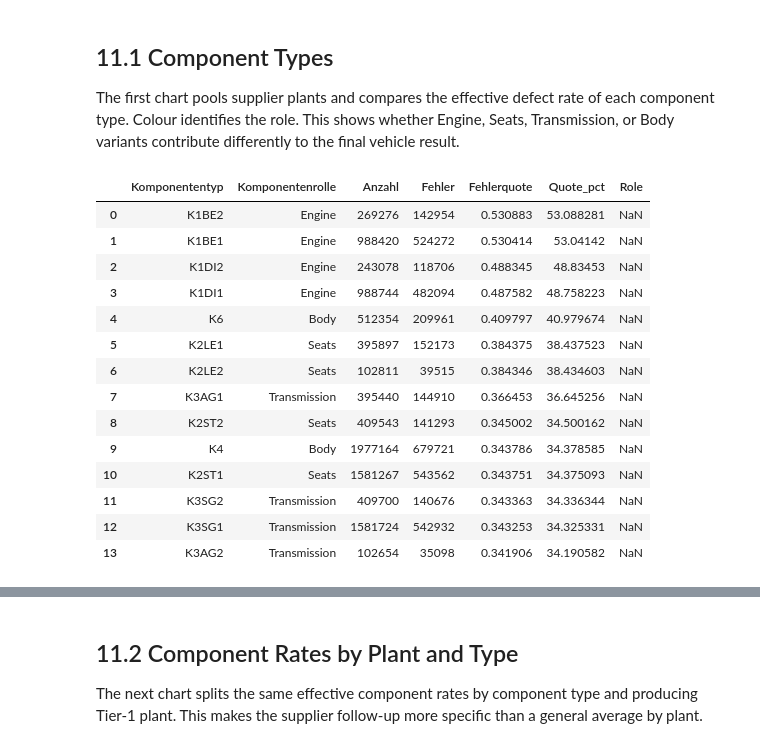
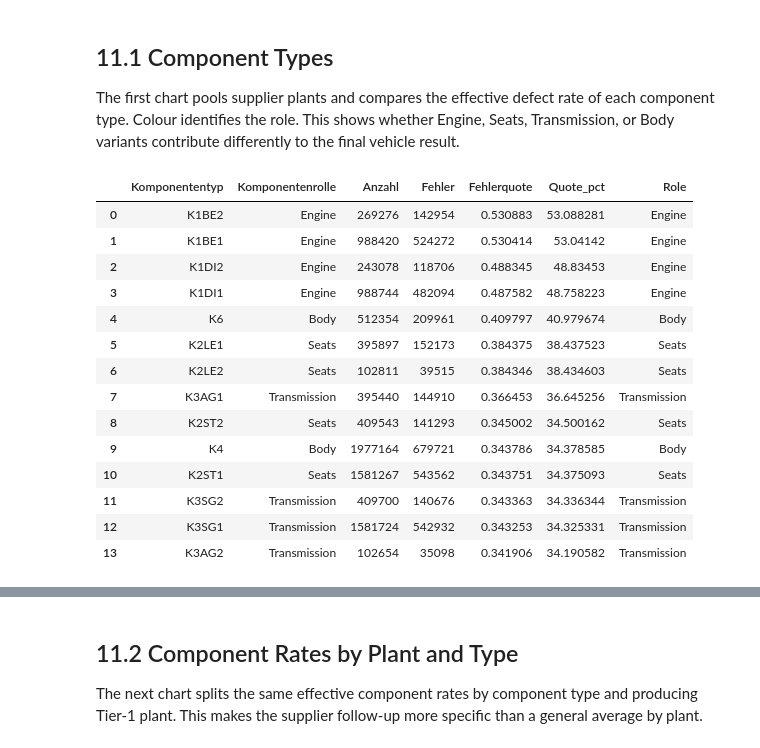
Before and after one commit to Patrick-RG/SoSe26_Case_Study_Group_44, a Jupyter notebook: SoSe26_Case_Study_Group_44.ipynb, the cells around one changed output, grey strips where cells are left out. Drawn from its saved outputs; the diff is of its cells as text; code cells hidden in the pictures.

```diff
--- a/SoSe26_Case_Study_Group_44.ipynb
+++ b/SoSe26_Case_Study_Group_44.ipynb
@@ -1541,7 +1579,13 @@ def convert_numeric_values(
     allowed_values=None,
 ):
     """Convert one numeric column and document invalid values."""
-    numeric_values = pd.to_numeric(series, errors="coerce")
+    # Some source files use a decimal comma, for example "1002,86".
+    standardized_values = (
+        series.astype("string")
+        .str.strip()
+        .str.replace(",", ".", regex=False)
+    )
+    numeric_values = pd.to_numeric(standardized_values, errors="coerce")
 
     conversion_failures = series.notna() & numeric_values.isna()
     failure_count = int(conversion_failures.sum())
@@ -4053,7 +4126,8 @@ component_by_type["Fehlerquote"] = (
     component_by_type["Fehler"] / component_by_type["Anzahl"]
 )
 component_by_type["Quote_pct"] = component_by_type["Fehlerquote"] * 100
-component_by_type["Role"] = component_by_type["Komponentenrolle"].map(ROLE_LABELS)
+# The role names are already stored in English in component_quality.
+component_by_type["Role"] = component_by_type["Komponentenrolle"]
 component_by_type = component_by_type.sort_values(
     "Fehlerquote", ascending=False
 ).reset_index(drop=True)
@@ -4062,44 +4136,44 @@ component_type_figure = px.bar(
     component_by_type,
     x="Komponententyp",
     y="Quote_pct",
     color="Role",
     color_discrete_map=ROLE_COLORS,
     category_orders={"Role": ROLE_ORDER},
     custom_data=["Anzahl", "Fehler"],
     title="Component defect rate by type",
     labels={
         "Komponententyp": "Component type",
         "Quote_pct": "Defect rate [%]",
         "Role": "Role",
     },
 )
 component_type_figure.update_traces(
     hovertemplate=(
         "<b>%{x}</b><br>Rate: %{y:.2f} %"
         "<br>Items: %{customdata[0]:,.0f}"
         "<br>Defects: %{customdata[1]:,.0f}<extra></extra>"
     )
 )
 style_figure(component_type_figure)
 component_type_figure.update_yaxes(
     title="Defect rate [%]",
     **rate_axis(component_by_type["Quote_pct"], percent_points=True),
 )
 component_type_figure.show()
 component_by_type
 # %% [output]
 |  | Komponententyp | Komponentenrolle | Anzahl | Fehler | Fehlerquote | Quote_pct | Role |
-| 0 | K1BE2 | Engine | 269276 | 142954 | 0.530883 | 53.088281 | NaN |
-| 1 | K1BE1 | Engine | 988420 | 524272 | 0.530414 | 53.04142 | NaN |
-| 2 | K1DI2 | Engine | 243078 | 118706 | 0.488345 | 48.83453 | NaN |
-| 3 | K1DI1 | Engine | 988744 | 482094 | 0.487582 | 48.758223 | NaN |
-| 4 | K6 | Body | 512354 | 209961 | 0.409797 | 40.979674 | NaN |
-| 5 | K2LE1 | Seats | 395897 | 152173 | 0.384375 | 38.437523 | NaN |
-| 6 | K2LE2 | Seats | 102811 | 39515 | 0.384346 | 38.434603 | NaN |
-| 7 | K3AG1 | Transmission | 395440 | 144910 | 0.366453 | 36.645256 | NaN |
-| 8 | K2ST2 | Seats | 409543 | 141293 | 0.345002 | 34.500162 | NaN |
-| 9 | K4 | Body | 1977164 | 679721 | 0.343786 | 34.378585 | NaN |
-| 10 | K2ST1 | Seats | 1581267 | 543562 | 0.343751 | 34.375093 | NaN |
-| 11 | K3SG2 | Transmission | 409700 | 140676 | 0.343363 | 34.336344 | NaN |
-| 12 | K3SG1 | Transmission | 1581724 | 542932 | 0.343253 | 34.325331 | NaN |
-| 13 | K3AG2 | Transmission | 102654 | 35098 | 0.341906 | 34.190582 | NaN |
+| 0 | K1BE2 | Engine | 269276 | 142954 | 0.530883 | 53.088281 | Engine |
+| 1 | K1BE1 | Engine | 988420 | 524272 | 0.530414 | 53.04142 | Engine |
+| 2 | K1DI2 | Engine | 243078 | 118706 | 0.488345 | 48.83453 | Engine |
+| 3 | K1DI1 | Engine | 988744 | 482094 | 0.487582 | 48.758223 | Engine |
+| 4 | K6 | Body | 512354 | 209961 | 0.409797 | 40.979674 | Body |
+| 5 | K2LE1 | Seats | 395897 | 152173 | 0.384375 | 38.437523 | Seats |
+| 6 | K2LE2 | Seats | 102811 | 39515 | 0.384346 | 38.434603 | Seats |
+| 7 | K3AG1 | Transmission | 395440 | 144910 | 0.366453 | 36.645256 | Transmission |
+| 8 | K2ST2 | Seats | 409543 | 141293 | 0.345002 | 34.500162 | Seats |
+| 9 | K4 | Body | 1977164 | 679721 | 0.343786 | 34.378585 | Body |
+| 10 | K2ST1 | Seats | 1581267 | 543562 | 0.343751 | 34.375093 | Seats |
+| 11 | K3SG2 | Transmission | 409700 | 140676 | 0.343363 | 34.336344 | Transmission |
+| 12 | K3SG1 | Transmission | 1581724 | 542932 | 0.343253 | 34.325331 | Transmission |
+| 13 | K3AG2 | Transmission | 102654 | 35098 | 0.341906 | 34.190582 | Transmission |
```
Also changed, not shown: parts of 23 cells of this notebook.
